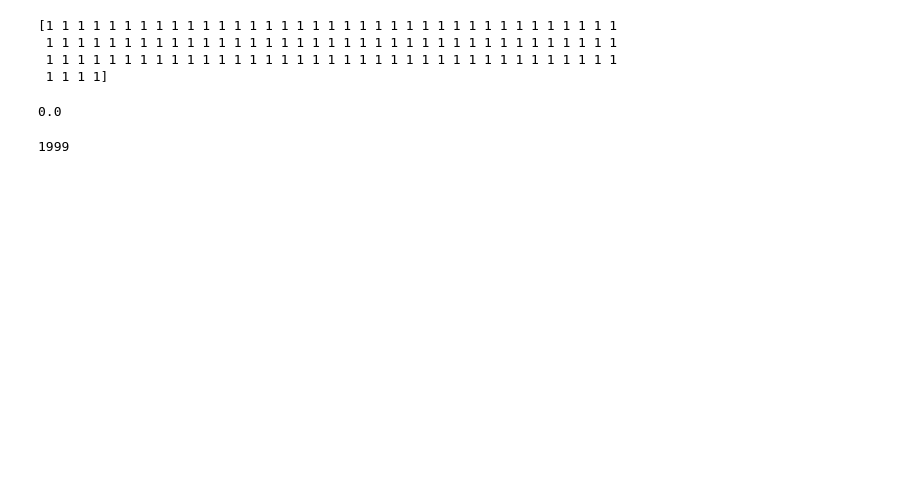
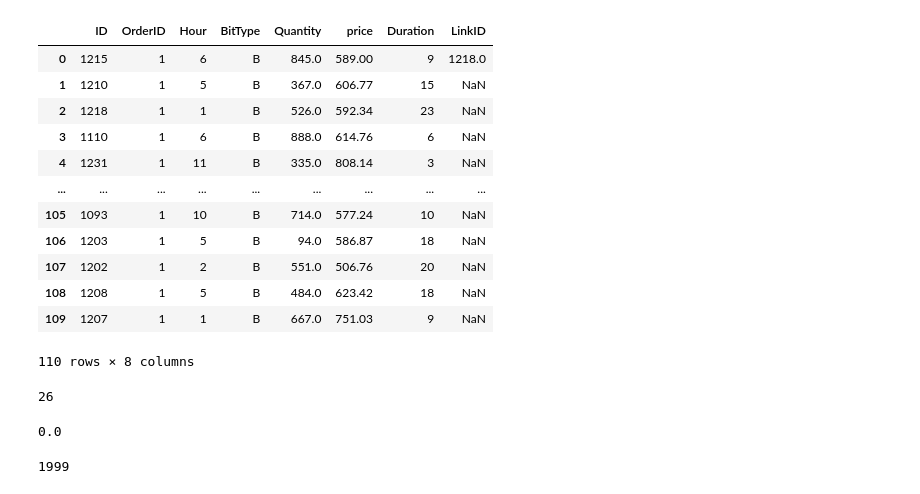
Before and after one commit to Zhaoweiliang/Day-Head-energy-Opti-Project, a Jupyter notebook: final.ipynb, the cells around one changed output. Drawn from its saved outputs; the diff is of its cells as text; code cells hidden in the pictures; blank space fills up the shorter version.

```diff
--- a/final.ipynb
+++ b/final.ipynb
@@ -35,32 +34,0 @@ np.shape(BD_bids)
-# %%
-L_D = len(BD_bids)
-L_S = len(Blockbid()[0])
-
-L_S_link_ID = np.zeros(L_S,dtype = int)
-
-for i in range(L_S):
-
-    if BS_bids.isnull()['LinkID'][i] == True:
-        L_S_link_ID[i] = int(1)
-    elif BS_bids.isnull()['LinkID'][i] == False:
-         L_S_link_ID[i] = int(0)
-
-
-L_D_link_ID = np.zeros(L_D,dtype=int)
-
-for i in range(L_D):
-
-    if True == BD_bids.isnull()['LinkID'][i]:
-
-        L_D_link_ID[i] = int(1)
-    elif False == BD_bids.isnull()['LinkID'][i]:
-         L_D_link_ID[i] = int(0)
-
-
-
-print(L_S_link_ID)
-# %% [output]
-[1 1 1 1 1 1 1 1 1 1 1 1 1 1 1 1 1 1 1 1 1 1 1 1 1 1 1 1 1 1 1 1 1 1 1 1 1
- 1 1 1 1 1 1 1 1 1 1 1 1 1 1 1 1 1 1 1 1 1 1 1 1 1 1 1 1 1 1 1 1 1 1 1 1 1
- 1 1 1 1 1 1 1 1 1 1 1 1 1 1 1 1 1 1 1 1 1 1 1 1 1 1 1 1 1 1 1 1 1 1 1 1 1
- 1 1 1 1]
@@ -66,0 +38,20 @@ print(L_S_link_ID)
+# %%
+BD_bids
+# %% [output]
+|  | ID | OrderID | Hour | BitType | Quantity | price | Duration | LinkID |
+| 0 | 1215 | 1 | 6 | B | 845.0 | 589.00 | 9 | 1218.0 |
+| 1 | 1210 | 1 | 5 | B | 367.0 | 606.77 | 15 | NaN |
+| 2 | 1218 | 1 | 1 | B | 526.0 | 592.34 | 23 | NaN |
+| 3 | 1110 | 1 | 6 | B | 888.0 | 614.76 | 6 | NaN |
+| 4 | 1231 | 1 | 11 | B | 335.0 | 808.14 | 3 | NaN |
+| ... | ... | ... | ... | ... | ... | ... | ... | ... |
+| 105 | 1093 | 1 | 10 | B | 714.0 | 577.24 | 10 | NaN |
+| 106 | 1203 | 1 | 5 | B | 94.0 | 586.87 | 18 | NaN |
+| 107 | 1202 | 1 | 2 | B | 551.0 | 506.76 | 20 | NaN |
+| 108 | 1208 | 1 | 5 | B | 484.0 | 623.42 | 18 | NaN |
+| 109 | 1207 | 1 | 1 | B | 667.0 | 751.03 | 9 | NaN |
+110 rows × 8 columns
+# %%
+np.where(BD_bids['ID']==1232)[0][0]
+# %% [output]
+26
```
Also changed, not shown: parts of 14 cells of this notebook, 8 other files.
